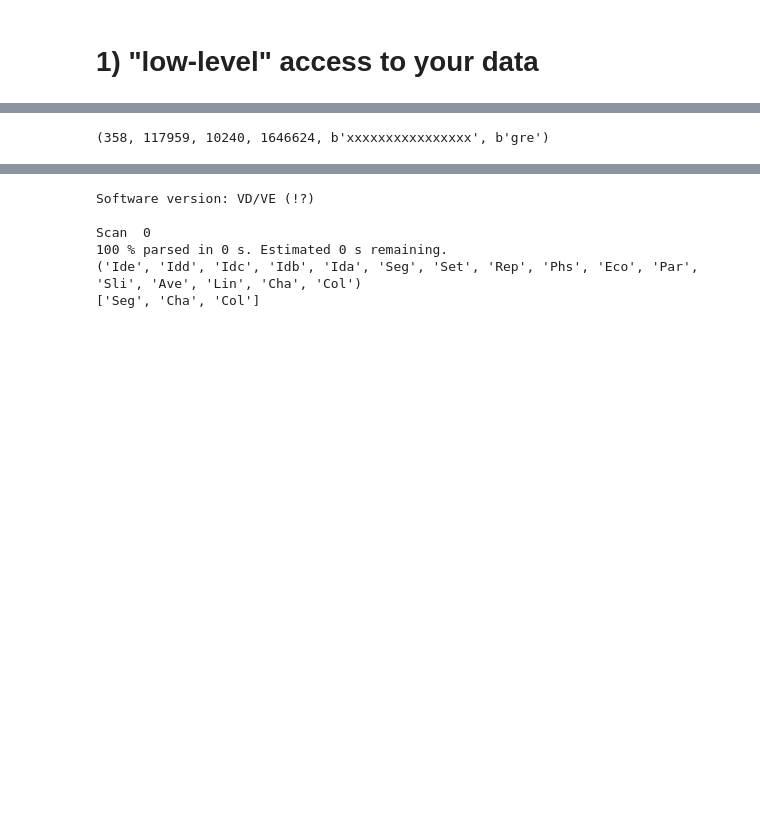
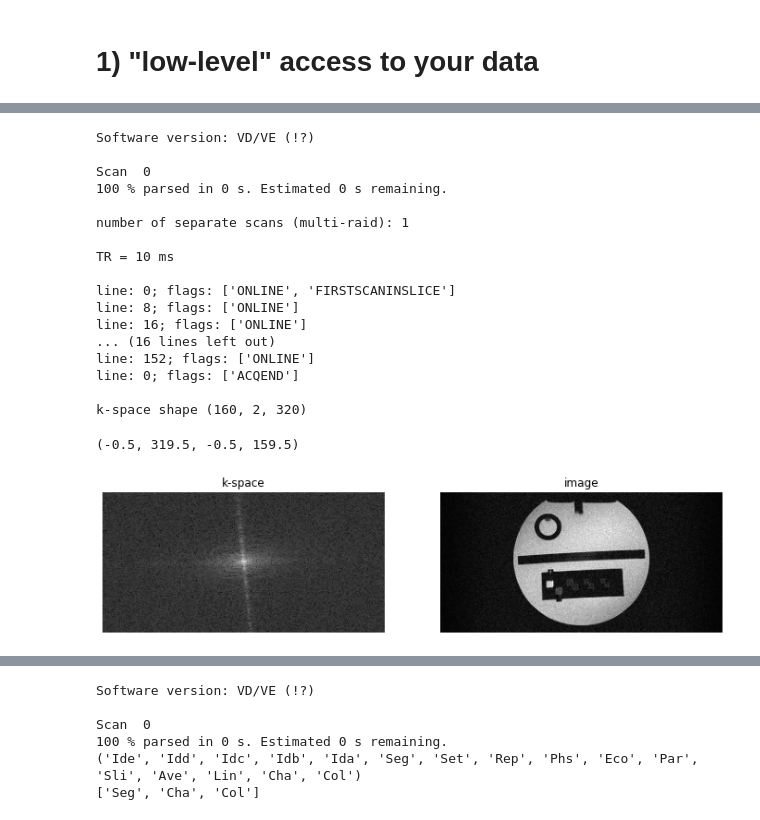
Before and after one commit to pehses/twixtools, a Jupyter notebook: demo/recon_example.ipynb, the cells around one changed output, grey strips where cells are left out. Saved outputs shown, nothing was run; the diff lists cells and outputs as text; code cells hidden in the pictures; blank space fills up the shorter version.

```diff
--- a/demo/recon_example.ipynb
+++ b/demo/recon_example.ipynb
@@ -53,4 +31,61 @@ Scan  0
-# %%
-twix[0]['raidfile_hdr']
-# %% [output]
-(358, 117959, 10240, 1646624, b'xxxxxxxxxxxxxxxx', b'gre')
+# %%
+# parse the twix file
+twix = twixtools.read_twix(os.path.join(example_dir, 'gre.dat'))
+
+# twix is a list of measurements:
+print('\nnumber of separate scans (multi-raid):', len(twix))
+
+# access the protocol example: print the TR of the sequence
+print('\nTR = %d ms\n'%(twix[-1]['hdr']['Phoenix']['alTR'][0]/1000))
+
+# list the mdh flags and line counters for every 8th measurement data block (mdb)
+for mdb in twix[-1]['mdb'][::8]:
+    print('line: %d; flags:'%(mdb.cLin), mdb.get_active_flags())
+
+# sort all 'imaging' mdbs into a k-space array
+image_mdbs = []
+for mdb in twix[-1]['mdb']:
+    if mdb.is_image_scan():
+        image_mdbs.append(mdb)
+n_line = 1 + max([mdb.cLin for mdb in image_mdbs])
+n_channel, n_column = image_mdbs[0].data.shape
+
+kspace = np.zeros([n_line, n_channel, n_column], dtype=np.complex64)
+for mdb in image_mdbs:
+    kspace[mdb.cLin] = mdb.data
+
+print('\nk-space shape', kspace.shape)
+
+# reconstruct an image and show the result:
+plt.figure(figsize=[12,8])
+plt.subplot(121)
+plt.title('k-space')
+plt.imshow(abs(kspace[:,0])**0.2, cmap='gray', origin='lower')
+plt.axis('off')
+
+image = ifftnd(kspace, [0,-1])
+image = rms_comb(image)
+plt.subplot(122)
+plt.title('image')
+plt.imshow(abs(image), cmap='gray', origin='lower')
+plt.axis('off')
+# %% [output]
+Software version: VD/VE (!?)
+
+Scan  0
+100 % parsed in 0 s. Estimated 0 s remaining.
+
+number of separate scans (multi-raid): 1
+
+TR = 10 ms
+
+line: 0; flags: ['ONLINE', 'FIRSTSCANINSLICE']
+line: 8; flags: ['ONLINE']
+line: 16; flags: ['ONLINE']
+... (16 lines left out)
+line: 152; flags: ['ONLINE']
+line: 0; flags: ['ACQEND']
+
+k-space shape (160, 2, 320)
+(-0.5, 319.5, -0.5, 159.5)
+[figure, added]
```
Also changed, not shown: parts of 20 cells of this notebook, 5 other files.
